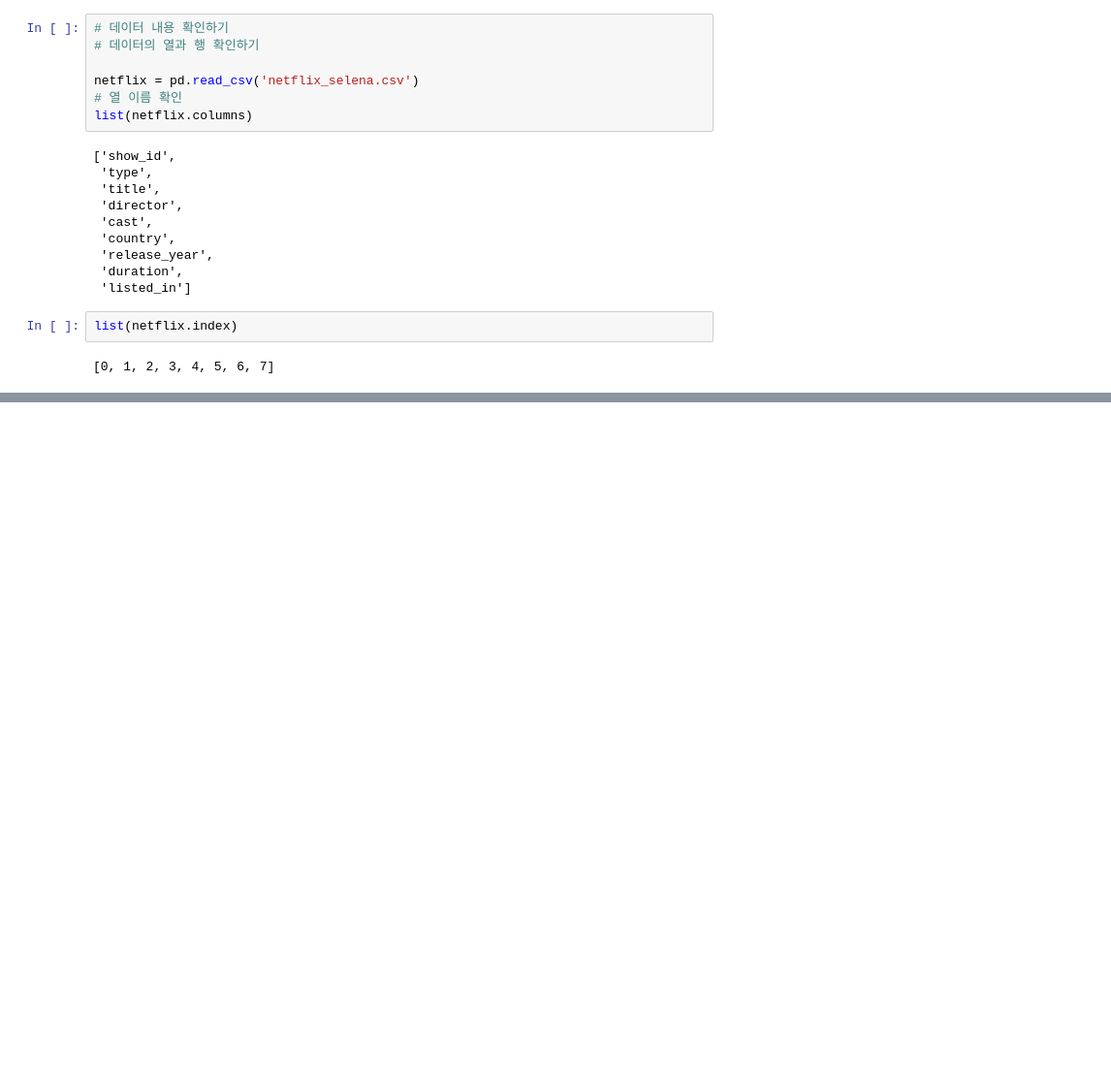
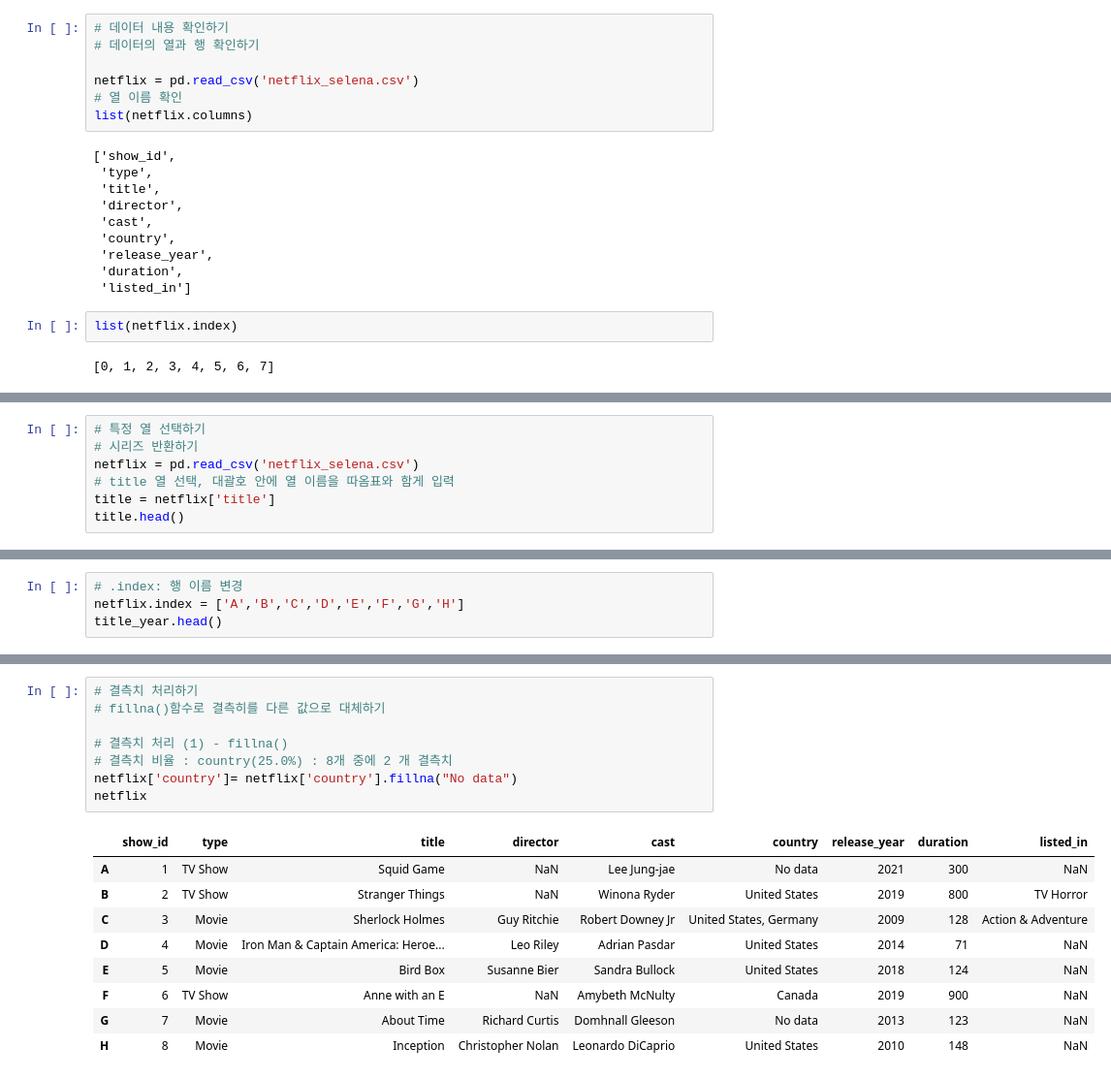
Before and after one commit to DDORINY/study_AI_26, a Jupyter notebook: pandas.ipynb, the cells around one changed output, grey strips where cells are left out. Shown at 97% size. Drawn from its saved outputs; the diff is of its cells as text; blank space fills up the shorter version.

```diff
--- a/pandas.ipynb
+++ b/pandas.ipynb
@@ -135,0 +248,7 @@ list(netflix.index)
+# %%
+# 특정 열 선택하기
+# 시리즈 반환하기
+netflix = pd.read_csv('netflix_selena.csv')
+# title 열 선택, 대괄호 안에 열 이름을 따옴표와 함게 입력
+title = netflix['title']
+title.head()
@@ -135,0 +382,4 @@ list(netflix.index)
+# %%
+# .index: 행 이름 변경
+netflix.index = ['A','B','C','D','E','F','G','H']
+title_year.head()
@@ -135,0 +473,18 @@ list(netflix.index)
+# %%
+# 결측치 처리하기
+# fillna()함수로 결측히를 다른 값으로 대체하기
+
+# 결측치 처리 (1) - fillna()
+# 결측치 비율 : country(25.0%) : 8개 중에 2 개 결측치
+netflix['country']= netflix['country'].fillna("No data")
+netflix
+# %% [output]
+|  | show_id | type | title | director | cast | country | release_year | duration | listed_in |
+| A | 1 | TV Show | Squid Game | NaN | Lee Jung-jae | No data | 2021 | 300 | NaN |
+| B | 2 | TV Show | Stranger Things | NaN | Winona Ryder | United States | 2019 | 800 | TV Horror |
+| C | 3 | Movie | Sherlock Holmes | Guy Ritchie | Robert Downey Jr | United States, Germany | 2009 | 128 | Action & Adventure |
+| D | 4 | Movie | Iron Man & Captain America: Heroe... | Leo Riley | Adrian Pasdar | United States | 2014 | 71 | NaN |
+| E | 5 | Movie | Bird Box | Susanne Bier | Sandra Bullock | United States | 2018 | 124 | NaN |
+| F | 6 | TV Show | Anne with an E | NaN | Amybeth McNulty | Canada | 2019 | 900 | NaN |
+| G | 7 | Movie | About Time | Richard Curtis | Domhnall Gleeson | No data | 2013 | 123 | NaN |
+| H | 8 | Movie | Inception | Christopher Nolan | Leonardo DiCaprio | United States | 2010 | 148 | NaN |
```
Also changed, not shown: parts of 48 cells of this notebook.
